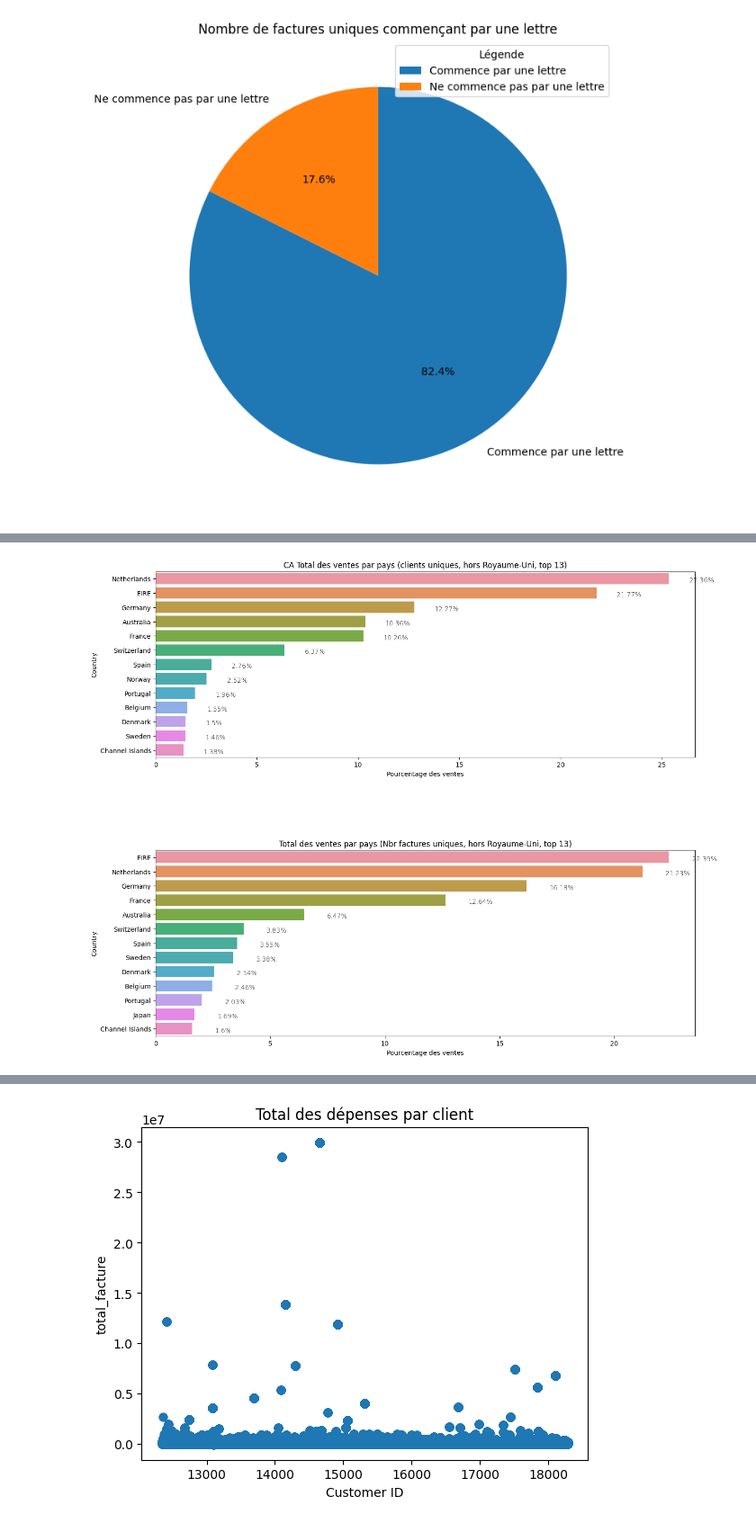
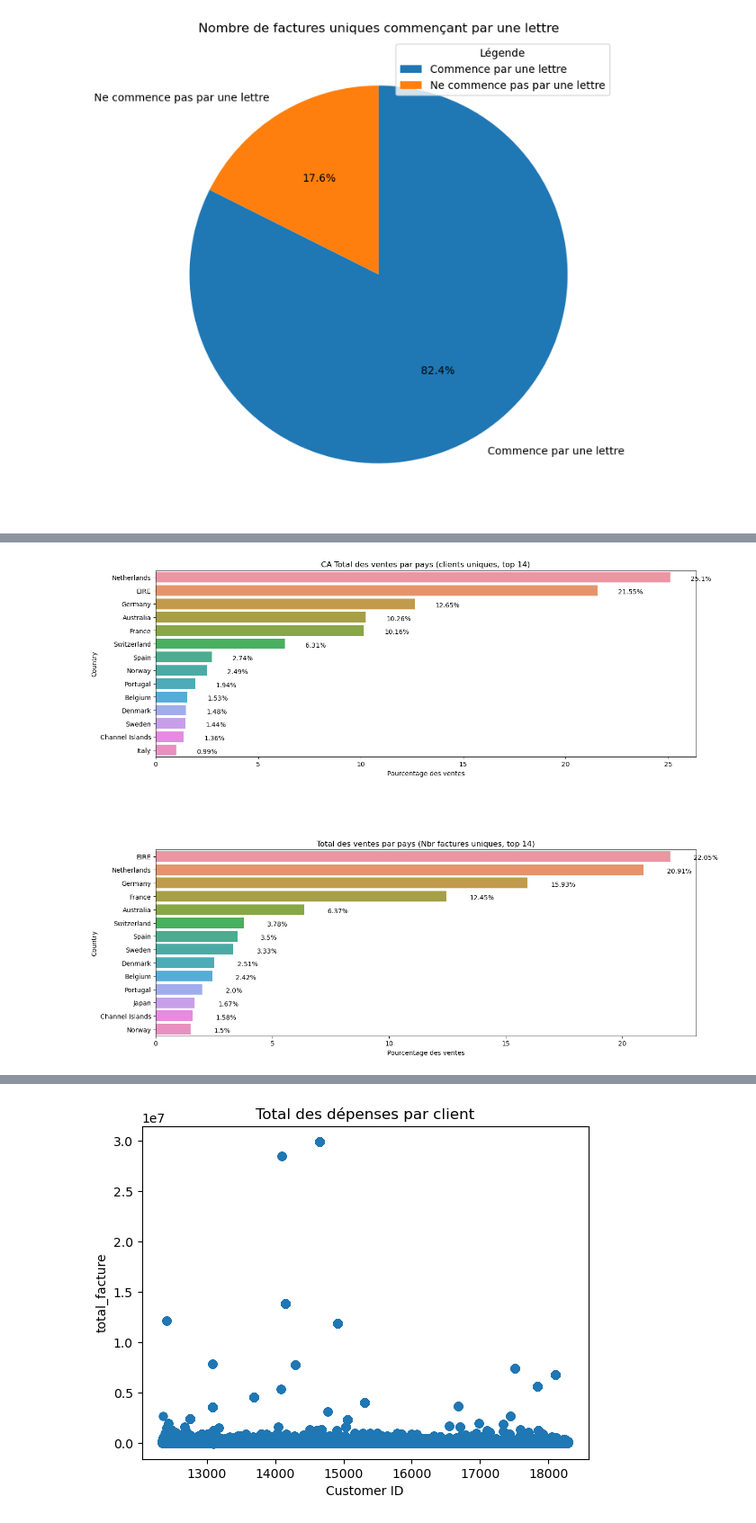
Before and after one commit to impejonathan/cluster_uk, a Jupyter notebook: 2_visu_graph.ipynb, the cells around one changed output, grey strips where cells are left out. Shown at 90% size. Drawn from its saved outputs; the diff is of its cells as text; code cells hidden in the pictures.

```diff
--- a/2_visu_graph.ipynb
+++ b/2_visu_graph.ipynb
@@ -277,3 +429,23 @@ plt.title('Total des ventes par pays (factures uniques, hors Royaume-Uni, top 13
 plt.show()
 # %% [output]
 [figure]
+# %%
+# Grouper les données par pays et calculer la somme des montants pour les factures uniques
+data = df.drop_duplicates(subset='Invoice').groupby('Country')['total_facture'].sum().sort_values(ascending=False).head(13)
+
+# Calculer le total des montants
+total = data.sum()
+
+# Convertir les montants en pourcentage
+data_percentage = data.apply(lambda x: x / total * 100)
+
+# Créer un graphique à barres
+ax = sns.barplot(x=data_percentage.values, y=data_percentage.index)
+plt.title('Total des ventes par pays (factures uniques, top 13)')
+plt.xlabel('Pourcentage des ventes')
+
+# Afficher les valeurs à côté des barres
+for i, v in enumerate(data_percentage.values):
+    ax.text(v + 1, i + .25, str(round(v, 2)) + '%', color='black', fontweight='light')
+
+plt.show()
@@ -305,7 +535,4 @@ plt.show()
 # %%
-import matplotlib.pyplot as plt
-import seaborn as sns
-
 # Filtrer les données pour exclure le Royaume-Uni
 df_filtered = df[df['Country'] != 'United Kingdom']
 
@@ -313,7 +540,7 @@ df_filtered = df[df['Country'] != 'United Kingdom']
 df_unique_customers = df_filtered.drop_duplicates(subset='Customer ID')
 
 # Grouper les données par pays et calculer la somme des montants pour les clients uniques
-data_customers = df_unique_customers.groupby('Country')['Montant'].sum().sort_values(ascending=False).head(13)
+data_customers = df_unique_customers.groupby('Country')['Montant'].sum().sort_values(ascending=False).head(14)
 
 # Calculer le total des montants pour les clients uniques
 total_customers = data_customers.sum()
@@ -324,43 +551,43 @@ data_percentage_customers = data_customers.apply(lambda x: x / total_customers *
 # Créer un graphique à barres pour les clients uniques
 ax1 = plt.subplot(2, 1, 1)
 sns.barplot(x=data_percentage_customers.values, y=data_percentage_customers.index)
-plt.title('CA Total des ventes par pays (clients uniques, hors Royaume-Uni, top 13)')
+plt.title('CA Total des ventes par pays (clients uniques, top 14)')
 plt.xlabel('Pourcentage des ventes')
 
 # Afficher les valeurs à côté des barres pour les clients uniques
 for i, v in enumerate(data_percentage_customers.values):
- ax1.text(v + 1, i + .25, str(round(v, 2)) + '%', color='black', fontweight='light')
+    ax1.text(v + 1, i + .25, str(round(v, 2)) + '%', color='black', fontweight='light')
 
 # Grouper les données par pays et calculer la somme des montants pour les factures uniques
-data_invoices = df_filtered.drop_duplicates(subset='Invoice').groupby('Country')['total_facture'].sum().sort_values(ascending=False).head(13)
+data_invoices = df_filtered.drop_duplicates(subset='Invoice').groupby('Country')['total_facture'].sum().sort_values(ascending=False).head(14)
 
 # Calculer le total des montants pour les factures uniques
 total_invoices = data_invoices.sum()
 
 # Convertir les montants en pourcentage pour les factures uniques
 data_percentage_invoices = data_invoices.apply(lambda x: x / total_invoices * 100)
 
 # Créer un graphique à barres pour les factures uniques
 ax2 = plt.subplot(2, 1, 2)
 sns.barplot(x=data_percentage_invoices.values, y=data_percentage_invoices.index)
-plt.title('Total des ventes par pays (Nbr factures uniques, hors Royaume-Uni, top 13)')
+plt.title('Total des ventes par pays (Nbr factures uniques, top 14)')
 plt.xlabel('Pourcentage des ventes')
 
 # Afficher les valeurs à côté des barres pour les factures uniques
 for i, v in enumerate(data_percentage_invoices.values):
- ax2.text(v + 1, i + .25, str(round(v, 2)) + '%', color='black', fontweight='light')
+    ax2.text(v + 1, i + .25, str(round(v, 2)) + '%', color='black', fontweight='light')
 
 # Ajuster les marges entre les sous-graphiques
 plt.subplots_adjust(hspace=0.5)
 
 # Augmenter la taille de la figure
 fig = plt.gcf()
 fig.set_size_inches(15, 13)
 
 # Afficher les graphiques l'un en dessous de l'autre
 plt.show()
 # %% [output]
-[figure, old version]
+[figure, new version]
 # %%
 # # Grouper les données par 'Country' et calculer la somme de 'Montant' pour chaque groupe
 # data = df.groupby('Country')['Montant'].sum()
```
Also changed, not shown: parts of 28 cells of this notebook, 2 other files.
